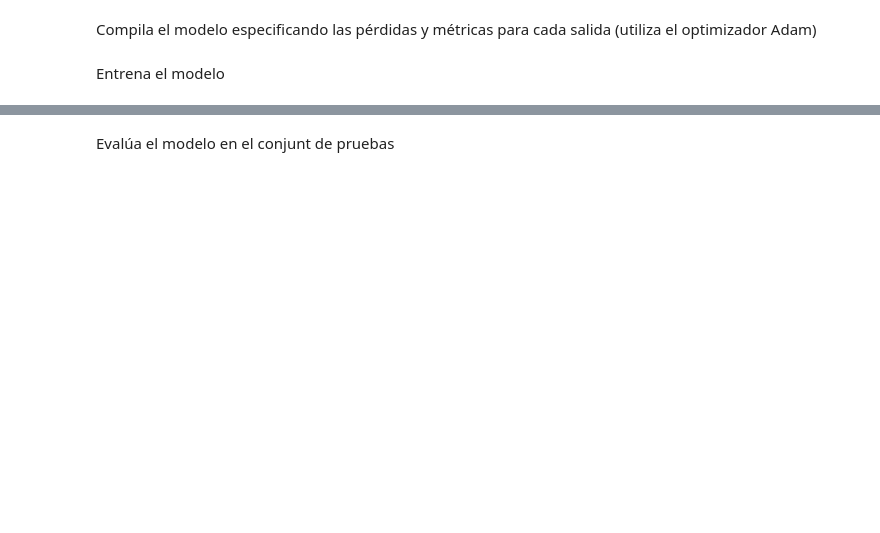
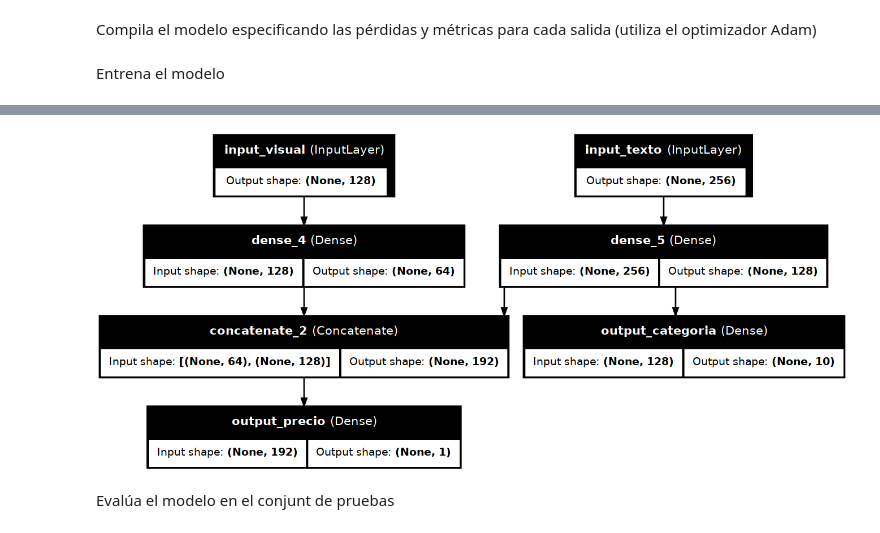
Before and after one commit to jonfdg9/IA, a Jupyter notebook: SAPA/Redes Neuronales/4_7Ejercicios.ipynb, the cells around one changed output, grey strips where cells are left out. Saved outputs shown, nothing was run; the diff lists cells and outputs as text; code cells hidden in the pictures; blank space fills up the shorter version.

```diff
--- a/SAPA/Redes Neuronales/4_7Ejercicios.ipynb
+++ b/SAPA/Redes Neuronales/4_7Ejercicios.ipynb
@@ -54,2 +107,9 @@ El esquema es el siguiente:
+# %%
+# Capas adicionales para la predicción de la categoría
+
+output_categoria = Dense(10, activation='softmax', name="output_categoria")(x_texto)  # Salida para la categoría (clasificación)
+# %%
+# Crear el modelo
+model = Model(inputs=[input_visual, input_texto], outputs=[output_precio, output_categoria])
 # %% [markdown]
 Comprueba creando una imagen del modelo que es igual que el que se pide
@@ -56,4 +140,27 @@ Comprueba creando una imagen del modelo que es igual que el que se pide
 # %% [markdown]
 Compila el modelo especificando las pérdidas y métricas para cada salida (utiliza el optimizador Adam)
+# %%
+# Compilar el modelo
+model.compile(
+    optimizer='adam',
+    loss={
+        'output_precio': 'mean_squared_error',  # Pérdida para el precio (regresión)
+        'output_categoria': 'categorical_crossentropy'  # Pérdida para la categoría (clasificación)
+    },
+    metrics={
+        'output_categoria': 'accuracy', # Métrica para la categoría (precisión)
+        'output_precio': 'mae'
+    }
+)
 # %% [markdown]
 Entrena el modelo
+# %%
+# Entrenar el modelo
+history = model.fit(
+    {'input_visual': X_visual_train, 'input_texto': X_texto_train},  # Asegúrate de que X_visual_train tiene forma (num_muestras, 128) y X_texto_train tiene forma (num_muestras, 256)
+    {'output_precio': y_precio_train, 'output_categoria': y_categoria_train},
+    epochs=10,
+    batch_size=32,
+    validation_split=0.2,
+    verbose=1
+)
@@ -60,2 +173,16 @@ Entrena el modelo
+# %%
+from keras.utils import plot_model
+from IPython.display import Image, display
+
+# Crear la imagen del modelo y guardarla en un archivo
+plot_model(
+model,
+to_file="modelo_funcional.png", # Nombre del archivo de salida
+show_shapes=True, # Mostrar las formas de los tensores en la imagen
+show_layer_names=True, # Mostrar los nombres de las capas
+dpi=96 # Resolución de la imagen
+)
+# %% [output]
+[figure, added]
 # %% [markdown]
 Evalúa el modelo en el conjunt de pruebas
```
Also changed, not shown: parts of 9 cells of this notebook, 2 other files.
